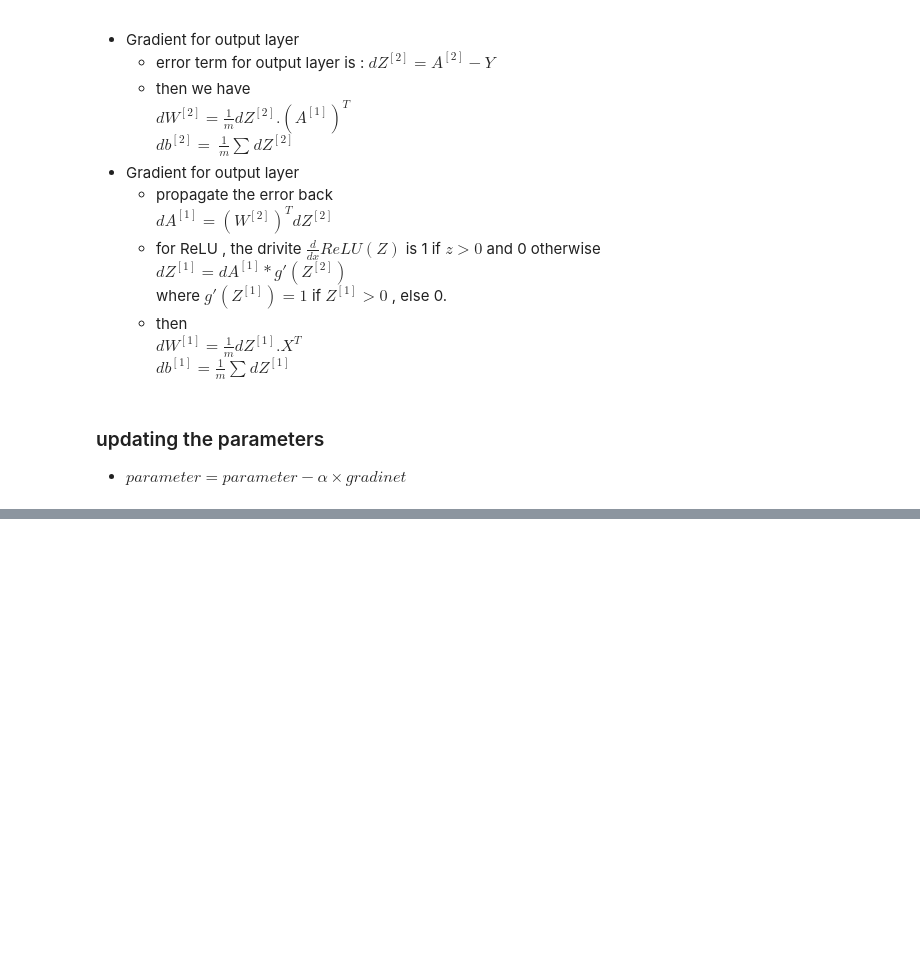
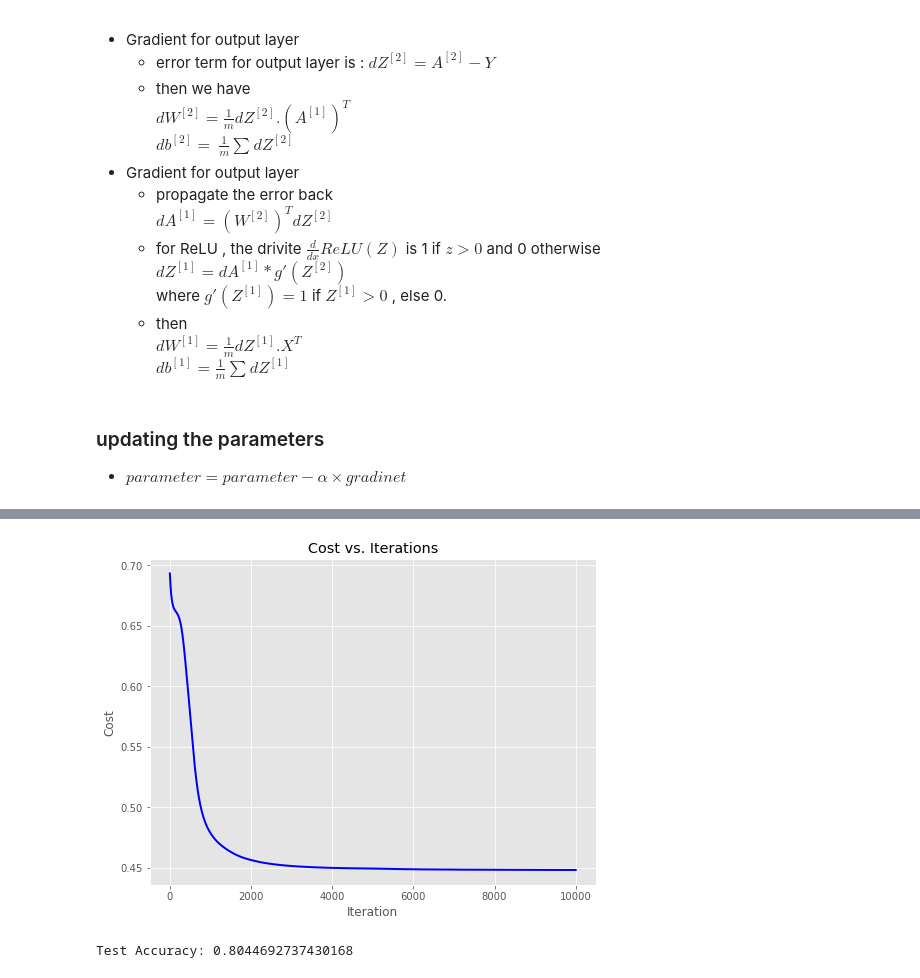
Before and after one commit to amirsoleimani7/Deep_Learning, a Jupyter notebook: homework1/CI4032_HW1_Programming/codes/titanic/titanic.ipynb, the cells around one changed output, grey strips where cells are left out. Drawn from its saved outputs; the diff is of its cells as text; code cells hidden in the pictures; blank space fills up the shorter version.

Commit message:
model trainign done acc=80.04

```diff
--- a/homework1/CI4032_HW1_Programming/codes/titanic/titanic.ipynb
+++ b/homework1/CI4032_HW1_Programming/codes/titanic/titanic.ipynb
@@ -172,7 +190,8 @@ def update_parameters(W1, b1, W2, b2, gradients, learning_rate):
 
     return W1, b1, W2, b2
 # %%
-# Example training loop for the two-layer neural network
+costs = []
+
 def neural_network_model(X, Y, n_h, num_iterations=10000, learning_rate=0.01, print_cost=False):
     np.random.seed(42)  # for reproducibility
     n_x = X.shape[0]
@@ -185,16 +204,13 @@ def neural_network_model(X, Y, n_h, num_iterations=10000, learning_rate=0.01, pr
     b2 = np.zeros((n_y, 1))
 
     for i in range(num_iterations):
-        # Forward propagation
         A2, cache = forward_propagation(X, W1, b1, W2, b2)
 
-        # Compute cost
         cost = compute_cost(A2, Y)
+        costs.append(cost)
 
-        # Backward propagation
         gradients = backward_propagation(X, Y, cache, W2)
 
-        # Update parameters
         W1, b1, W2, b2 = update_parameters(W1, b1, W2, b2, gradients, learning_rate)
 
         if print_cost and i % 1000 == 0:
@@ -202,10 +218,6 @@ def neural_network_model(X, Y, n_h, num_iterations=10000, learning_rate=0.01, pr
 
     parameters = {"W1": W1, "b1": b1, "W2": W2, "b2": b2}
     return parameters
-
-# Example usage (assuming X and Y are already prepared as numpy arrays):
-# X should be of shape (n_x, m) and Y of shape (1, m)
-# parameters = neural_network_model(X, Y, n_h=5, num_iterations=10000, learning_rate=0.01, print_cost=True)
 # %%
 # runnning the code
 X_train_np = X_train.values.T  # Now shape is (n_x, m_train)
@@ -248,0 +247,22 @@ Cost after iteration 9000: nan
+# %%
+iterations = np.arange(0, len(costs))
+
+plt.figure(figsize=(8, 6))
+plt.plot(iterations, costs, 'b-', linewidth=2)
+plt.xlabel("Iteration")
+plt.ylabel("Cost")
+plt.title("Cost vs. Iterations")
+plt.grid(True)
+plt.show()
+# %% [output]
+[figure, added]
+# %%
+A2_test, _ = forward_propagation(X_test_np, parameters["W1"], parameters["b1"],
+                                  parameters["W2"], parameters["b2"])
+
+predictions = (A2_test > 0.5).astype(int)
+
+accuracy = np.mean(predictions == y_test_np)
+print("Test Accuracy:", accuracy)
+# %% [output]
+Test Accuracy: 0.8044692737430168
```
Also changed, not shown: parts of 4 cells of this notebook.
